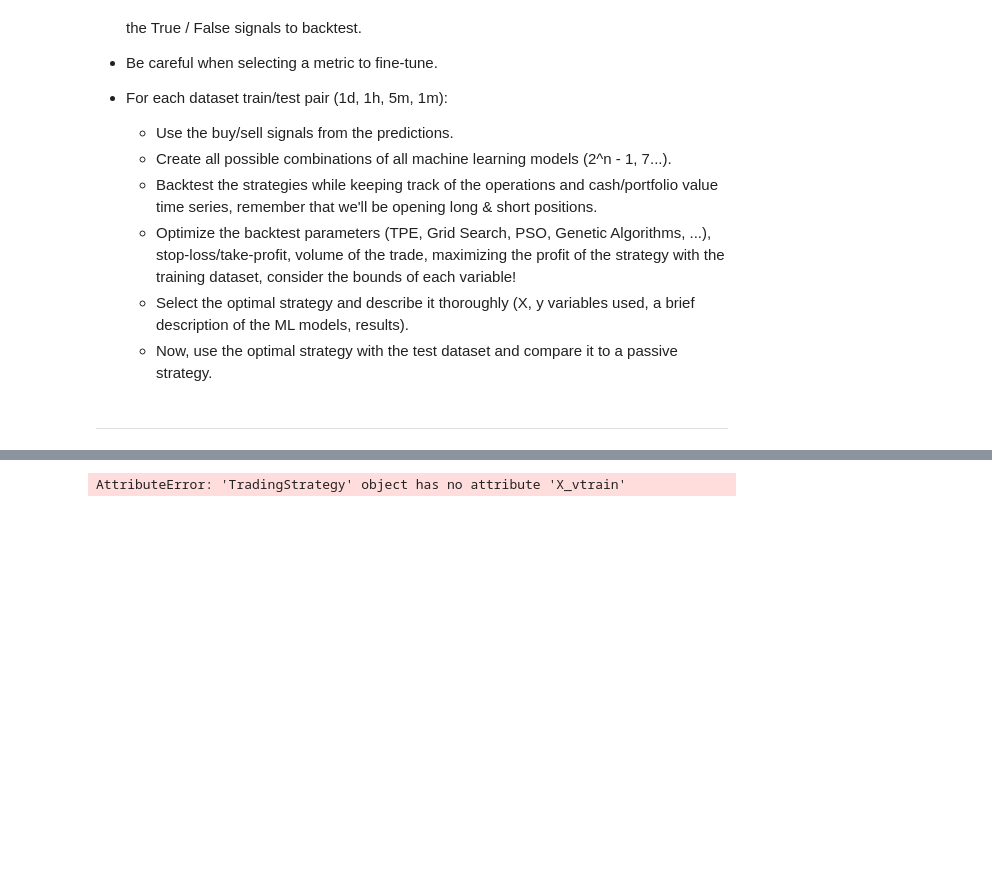
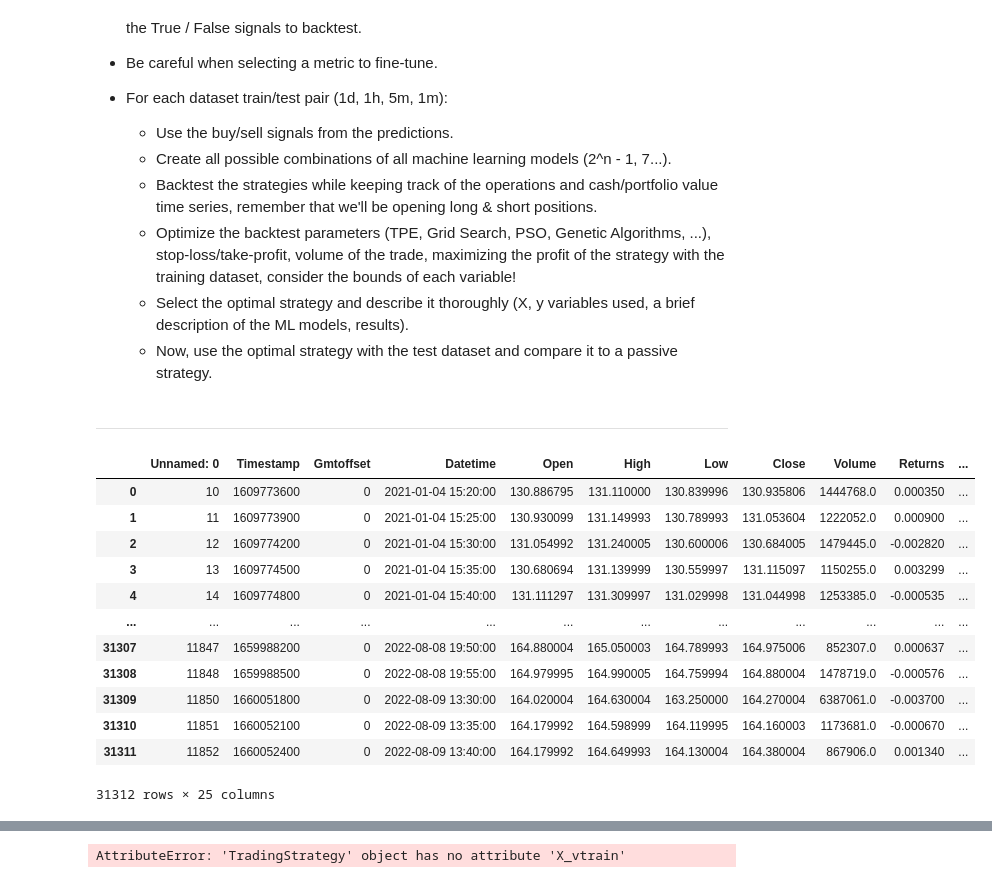
Before and after one commit to david09perez/Proyecto_Trading, a Jupyter notebook: 003-ML/report.ipynb, the cells around one changed output, grey strips where cells are left out. Saved outputs shown, nothing was run; the diff lists cells and outputs as text; code cells hidden in the pictures; blank space fills up the shorter version.

```diff
--- a/003-ML/report.ipynb
+++ b/003-ML/report.ipynb
@@ -30,3 +30,19 @@ strategy.buy_signals()
 strategy.sell_signals()
 # %%
 strategy.prepare_data_for_ml()
+# %%
+strategy.train_df
+# %% [output]
+|  | Unnamed: 0 | Timestamp | Gmtoffset | Datetime | Open | High | Low | Close | Volume | Returns | ... |
+| 0 | 10 | 1609773600 | 0 | 2021-01-04 15:20:00 | 130.886795 | 131.110000 | 130.839996 | 130.935806 | 1444768.0 | 0.000350 | ... |
+| 1 | 11 | 1609773900 | 0 | 2021-01-04 15:25:00 | 130.930099 | 131.149993 | 130.789993 | 131.053604 | 1222052.0 | 0.000900 | ... |
+| 2 | 12 | 1609774200 | 0 | 2021-01-04 15:30:00 | 131.054992 | 131.240005 | 130.600006 | 130.684005 | 1479445.0 | -0.002820 | ... |
+| 3 | 13 | 1609774500 | 0 | 2021-01-04 15:35:00 | 130.680694 | 131.139999 | 130.559997 | 131.115097 | 1150255.0 | 0.003299 | ... |
+| 4 | 14 | 1609774800 | 0 | 2021-01-04 15:40:00 | 131.111297 | 131.309997 | 131.029998 | 131.044998 | 1253385.0 | -0.000535 | ... |
+| ... | ... | ... | ... | ... | ... | ... | ... | ... | ... | ... | ... |
+| 31307 | 11847 | 1659988200 | 0 | 2022-08-08 19:50:00 | 164.880004 | 165.050003 | 164.789993 | 164.975006 | 852307.0 | 0.000637 | ... |
+| 31308 | 11848 | 1659988500 | 0 | 2022-08-08 19:55:00 | 164.979995 | 164.990005 | 164.759994 | 164.880004 | 1478719.0 | -0.000576 | ... |
+| 31309 | 11850 | 1660051800 | 0 | 2022-08-09 13:30:00 | 164.020004 | 164.630004 | 163.250000 | 164.270004 | 6387061.0 | -0.003700 | ... |
+| 31310 | 11851 | 1660052100 | 0 | 2022-08-09 13:35:00 | 164.179992 | 164.598999 | 164.119995 | 164.160003 | 1173681.0 | -0.000670 | ... |
+| 31311 | 11852 | 1660052400 | 0 | 2022-08-09 13:40:00 | 164.179992 | 164.649993 | 164.130004 | 164.380004 | 867906.0 | 0.001340 | ... |
+31312 rows × 25 columns
```
Also changed, not shown: parts of 1 cell of this notebook, 1 other file.
